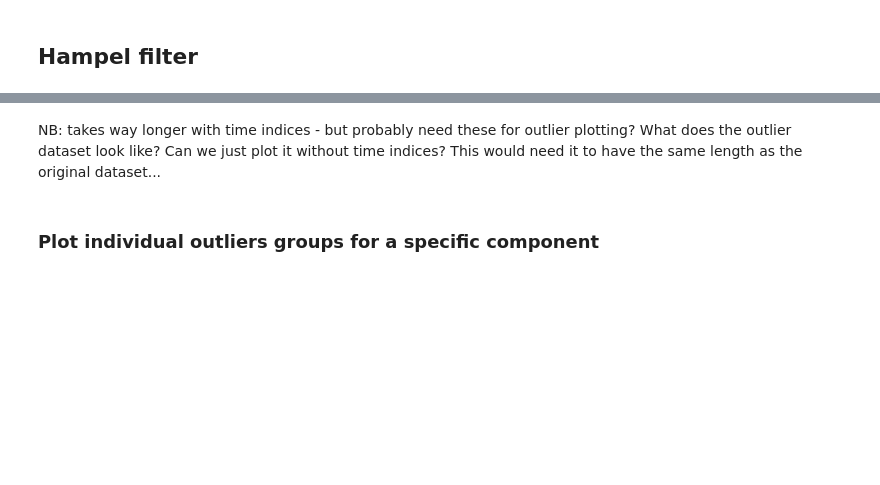
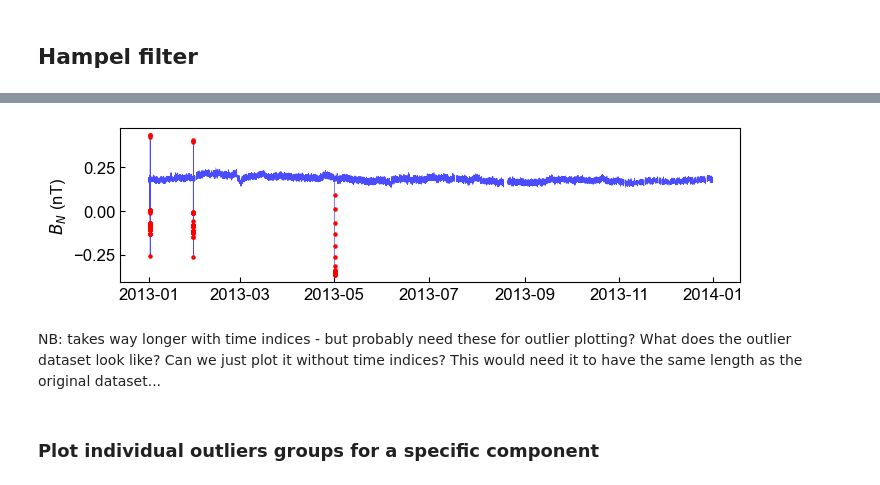
Before and after one commit to daniel-wrench/sf_gap_analysis, a Jupyter notebook: notebooks/voyager_outlier_gap_study.ipynb, the cells around one changed output, grey strips where cells are left out. Cells and saved outputs as stored; diff of their text form; code cells hidden in the pictures; blank space fills up the shorter version.

```diff
--- a/notebooks/voyager_outlier_gap_study.ipynb
+++ b/notebooks/voyager_outlier_gap_study.ipynb
@@ -197,3 +223,55 @@ plt.show()
+# %%
+# Plot only BN and the missing-data subplot
+comp = "BN"
+fig, ax = plt.subplots(figsize=(8, 2), sharex=True)
+plt.subplots_adjust(hspace=0.05)
+
+color = colors[0]
+
+# Main BN time series with outliers
+ax.plot(df[comp], label="$B_N$", lw=0.5, color="blue", alpha=0.7, zorder=1)
+# ax.text(
+#     0.5,
+#     0.95,
+#     f"{len(outliers[comp])} outliers detected",
+#     transform=ax.transAxes,
+#     fontsize=8,
+#     verticalalignment="top",
+#     horizontalalignment="center",
+# )
+ax.scatter(
+    outliers[comp].index,
+    outliers[comp],
+    color="red",
+    label="Outliers",
+    marker="o",
+    s=5,
+    zorder=2,
+)
+ax.set_ylabel("$B_N$ (nT)")
+# ax.legend(fontsize=8, loc="upper left")
+
+# # Missing-data fraction subplot
+# overall_missing = df[comp].isna().sum() / len(df[comp]) * 100
+# ax[1].plot(rolling_missing[comp] * 100, color="black", lw=0.5, alpha=0.7)
+# ax[1].axhline(overall_missing, color="black", lw=2, label="Overall missing data")
+# ax[1].text(
+#     0.5,
+#     0.85,
+#     f"{overall_missing:.1f}% missing data",
+#     transform=ax[1].transAxes,
+#     weight="bold",
+#     horizontalalignment="center",
+# )
+# ax[1].set_ylabel("Missing data (%)")
+
+# fig.suptitle(
+#     f"{spacecraft}, {year}: {len(all_outlier_times)} total outlier timestamps detected"
+# )
+
+plt.savefig(f"../results/cleaning/outliers_{spacecraft}_{year}_BN_only.png", dpi=300)
+# %% [output]
+[figure, added]
 # %% [markdown]
 NB: takes way longer with time indices - but probably need these for outlier plotting? What does the outlier dataset look like? Can we just plot it without time indices? This would need it to have the same length as the original dataset...
 # %% [markdown]
```
Also changed, not shown: parts of 24 cells of this notebook.
